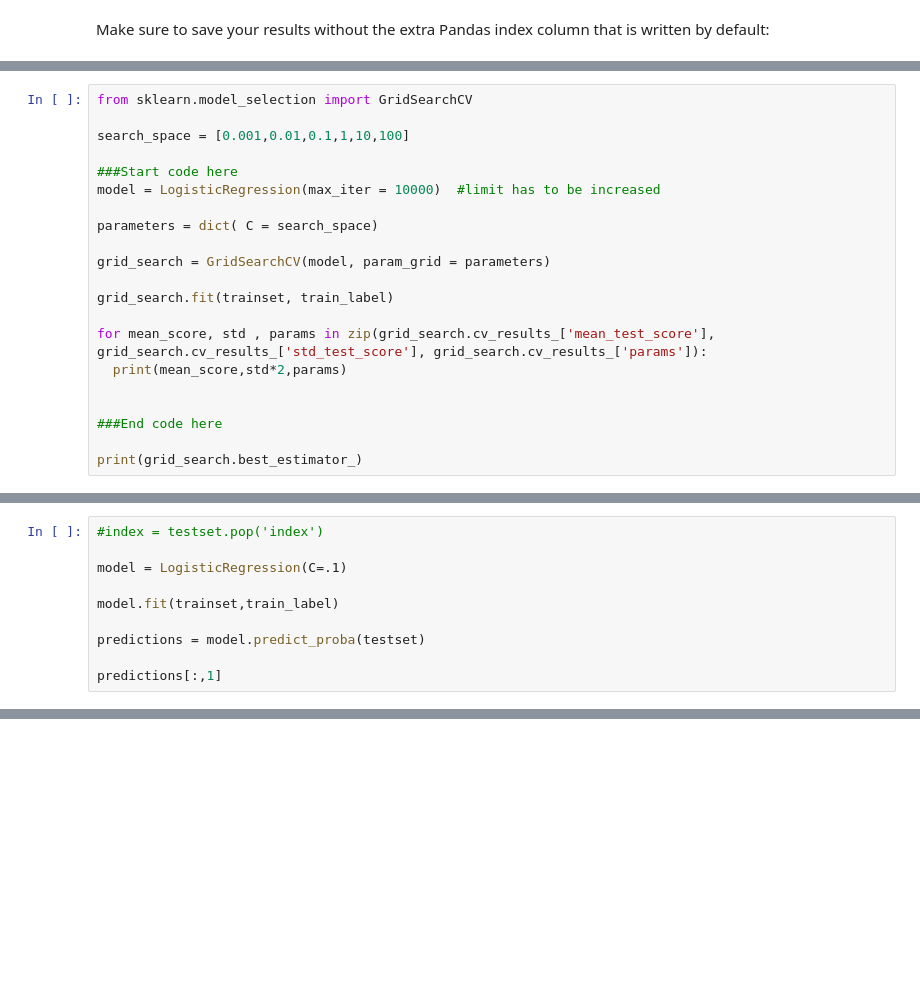
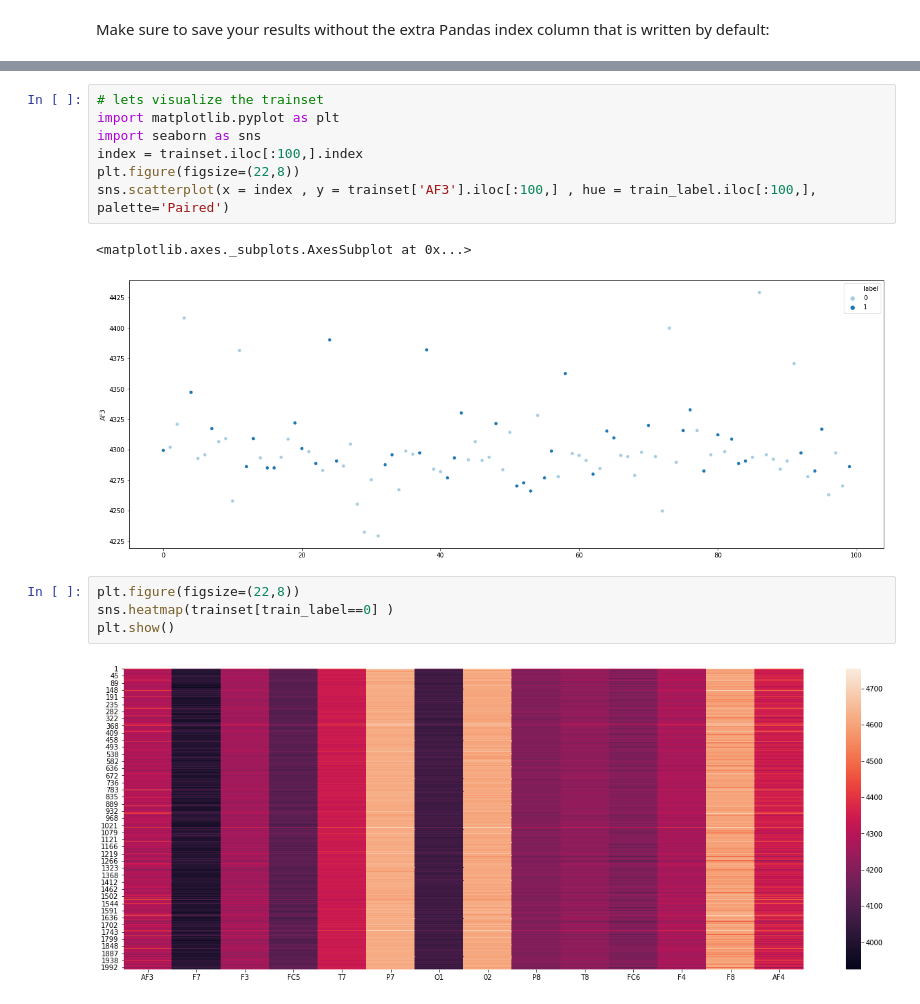
Before and after one commit to JasperVermeire/Machine_Learning_course_UGent_D012554_kaggle, a Jupyter notebook: Eye blinking prediction attempt2.ipynb, the cells around one changed output, grey strips where cells are left out. Saved outputs shown, nothing was run; the diff lists cells and outputs as text; blank space fills up the shorter version.

```diff
--- a/Eye blinking prediction attempt2.ipynb
+++ b/Eye blinking prediction attempt2.ipynb
@@ -87,21 +72,0 @@ print(np.mean(scores))
-# %%
-from sklearn.model_selection import GridSearchCV
-
-search_space = [0.001,0.01,0.1,1,10,100]
-
-###Start code here
-model = LogisticRegression(max_iter = 10000)  #limit has to be increased
-
-parameters = dict( C = search_space)
-
-grid_search = GridSearchCV(model, param_grid = parameters)
-
-grid_search.fit(trainset, train_label)
-
-for mean_score, std , params in zip(grid_search.cv_results_['mean_test_score'], grid_search.cv_results_['std_test_score'], grid_search.cv_results_['params']):
-  print(mean_score,std*2,params)
-
-
-###End code here
-
-print(grid_search.best_estimator_)
@@ -120,10 +72,0 @@ LogisticRegression(C=0.1, class_weight=None, dual=False, fit_intercept=True,
-# %%
-#index = testset.pop('index')
-
-model = LogisticRegression(C=.1)
-
-model.fit(trainset,train_label)
-
-predictions = model.predict_proba(testset)
-
-predictions[:,1]
@@ -132,0 +119,16 @@ array([0.2266744 , 0.36980789, 0.3123071 , ..., 0.47596087, 0.62913298,
+# %%
+# lets visualize the trainset
+import matplotlib.pyplot as plt
+import seaborn as sns
+index = trainset.iloc[:100,].index
+plt.figure(figsize=(22,8))
+sns.scatterplot(x = index , y = trainset['AF3'].iloc[:100,] , hue = train_label.iloc[:100,], palette='Paired')
+# %% [output]
+<matplotlib.axes._subplots.AxesSubplot at 0x...>
+[figure, added]
+# %%
+plt.figure(figsize=(22,8))
+sns.heatmap(trainset[train_label==0] )
+plt.show()
+# %% [output]
+[figure, added]
```
Also changed, not shown: parts of 10 cells of this notebook.
